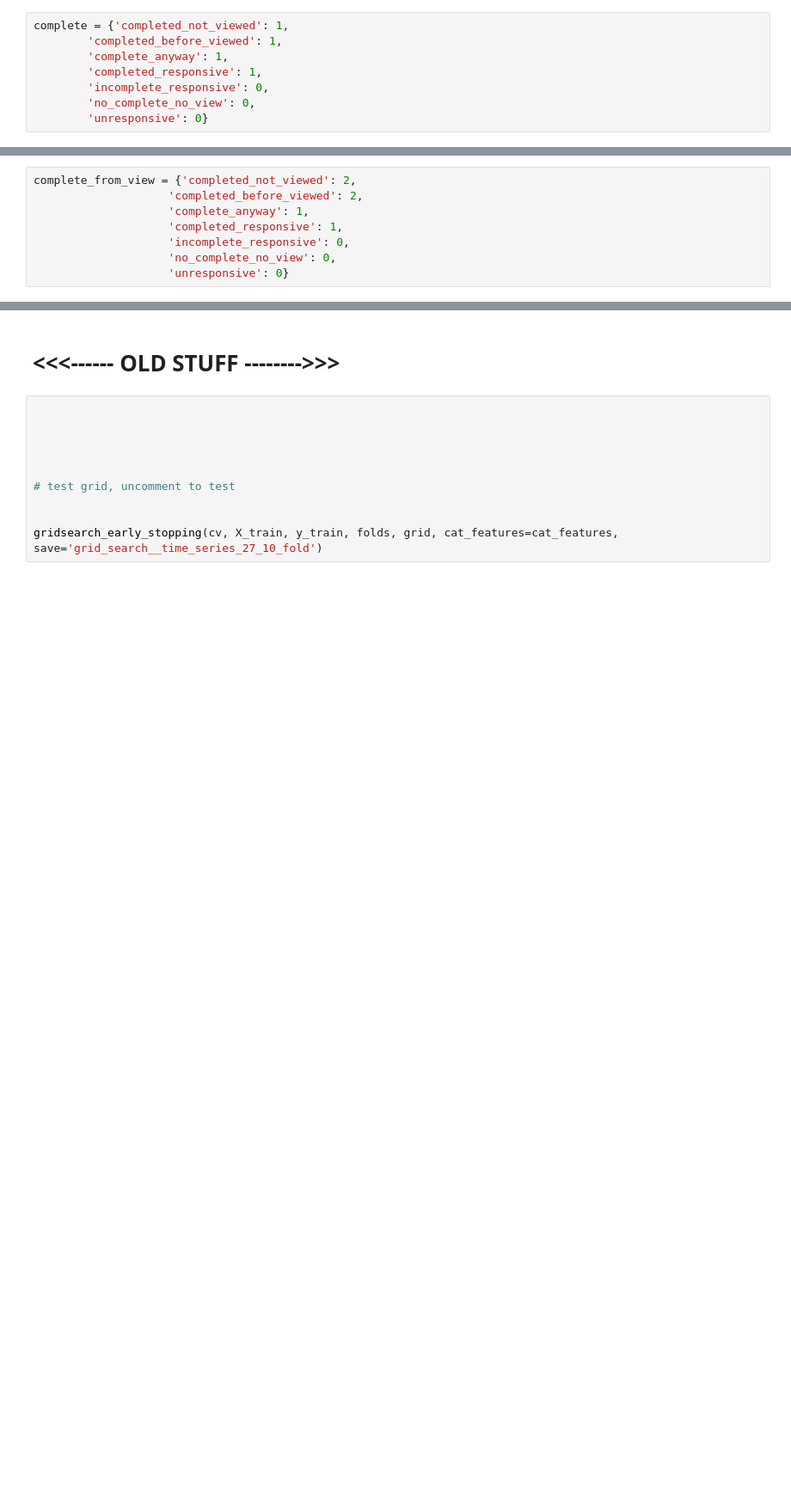
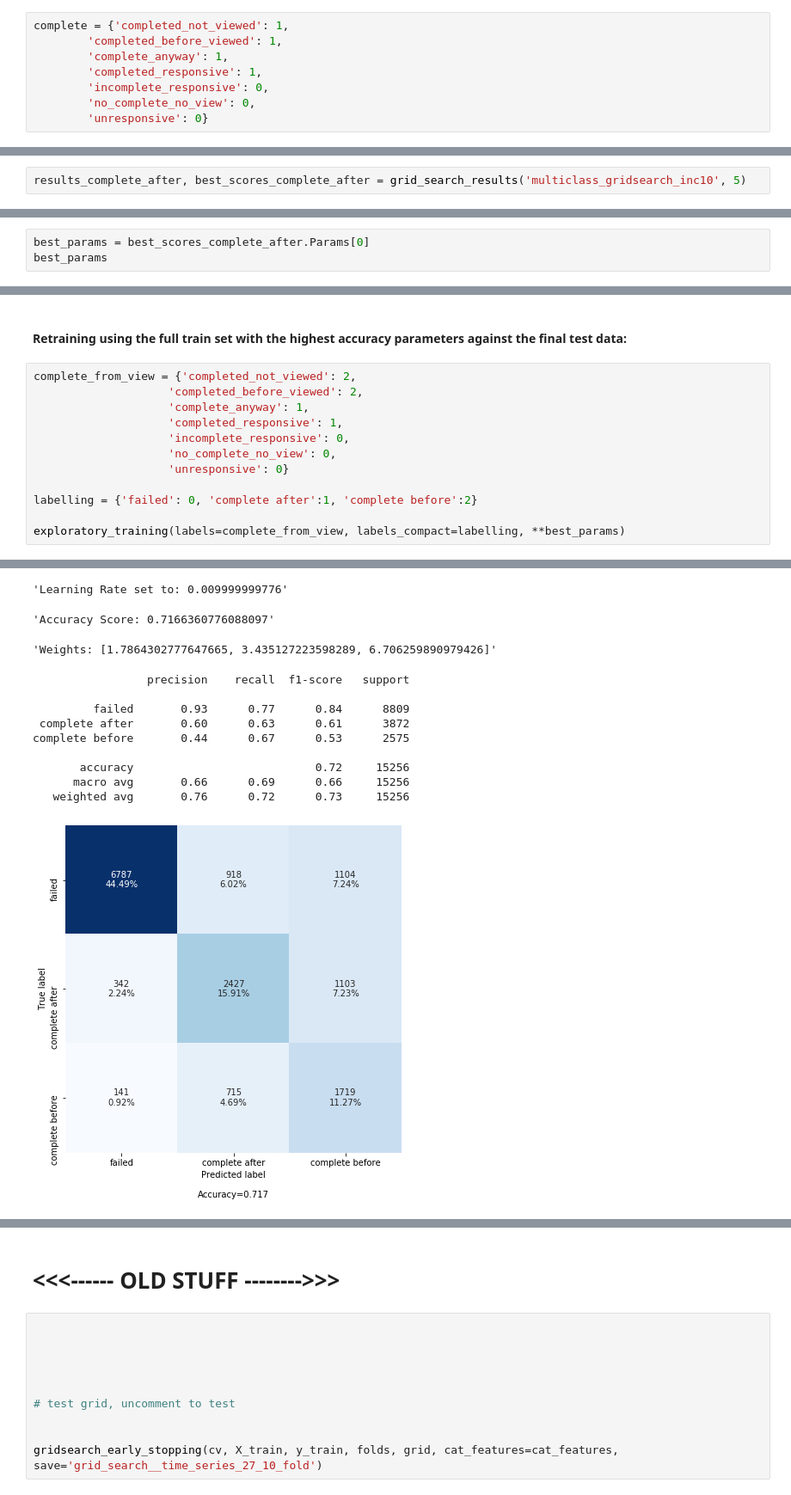
Before and after one commit to GarethEgerton/Starbucks_Udacity, a Jupyter notebook: notebooks/exploratory/4. Grid_Search_NEW.ipynb, the cells around one changed output, grey strips where cells are left out. Shown at 86% size. Cells and saved outputs as stored; diff of their text form; blank space fills up the shorter version.

Commit message:
commit 14th dec.. updating weights

```diff
--- a/notebooks/exploratory/4. Grid_Search_NEW.ipynb
+++ b/notebooks/exploratory/4. Grid_Search_NEW.ipynb
@@ -275,0 +407,2 @@ saved as ../../models/Test_grid_search_new1.joblib
+# %%
+results_complete_after, best_scores_complete_after = grid_search_results('multiclass_gridsearch_inc10', 5)
@@ -275,0 +433,3 @@ saved as ../../models/Test_grid_search_new1.joblib
+# %%
+best_params = best_scores_complete_after.Params[0]
+best_params
@@ -276,3 +452,5 @@ saved as ../../models/Test_grid_search_new1.joblib
+# %% [markdown]
+#### Retraining using the full train set with the highest accuracy parameters against the final test data:
 # %%
 complete_from_view = {'completed_not_viewed': 2,
                     'completed_before_viewed': 2,
@@ -281,3 +459,8 @@ complete_from_view = {'completed_not_viewed': 2,
                     'incomplete_responsive': 0,
                     'no_complete_no_view': 0,
                     'unresponsive': 0}
+
+labelling = {'failed': 0, 'complete after':1, 'complete before':2}
+
+exploratory_training(labels=complete_from_view, labels_compact=labelling, **best_params)
+# %% [output]
@@ -283,0 +480,13 @@ complete_from_view = {'completed_not_viewed': 2,
+'Learning Rate set to: 0.009999999776'
+'Accuracy Score: 0.7166360776088097'
+'Weights: [1.7864302777647665, 3.435127223598289, 6.706259890979426]'
+                 precision    recall  f1-score   support
+
+         failed       0.93      0.77      0.84      8809
+ complete after       0.60      0.63      0.61      3872
+complete before       0.44      0.67      0.53      2575
+
+       accuracy                           0.72     15256
+      macro avg       0.66      0.69      0.66     15256
+   weighted avg       0.76      0.72      0.73     15256
+[figure, added]
```
Also changed, not shown: parts of 51 cells of this notebook, 33 other files.
